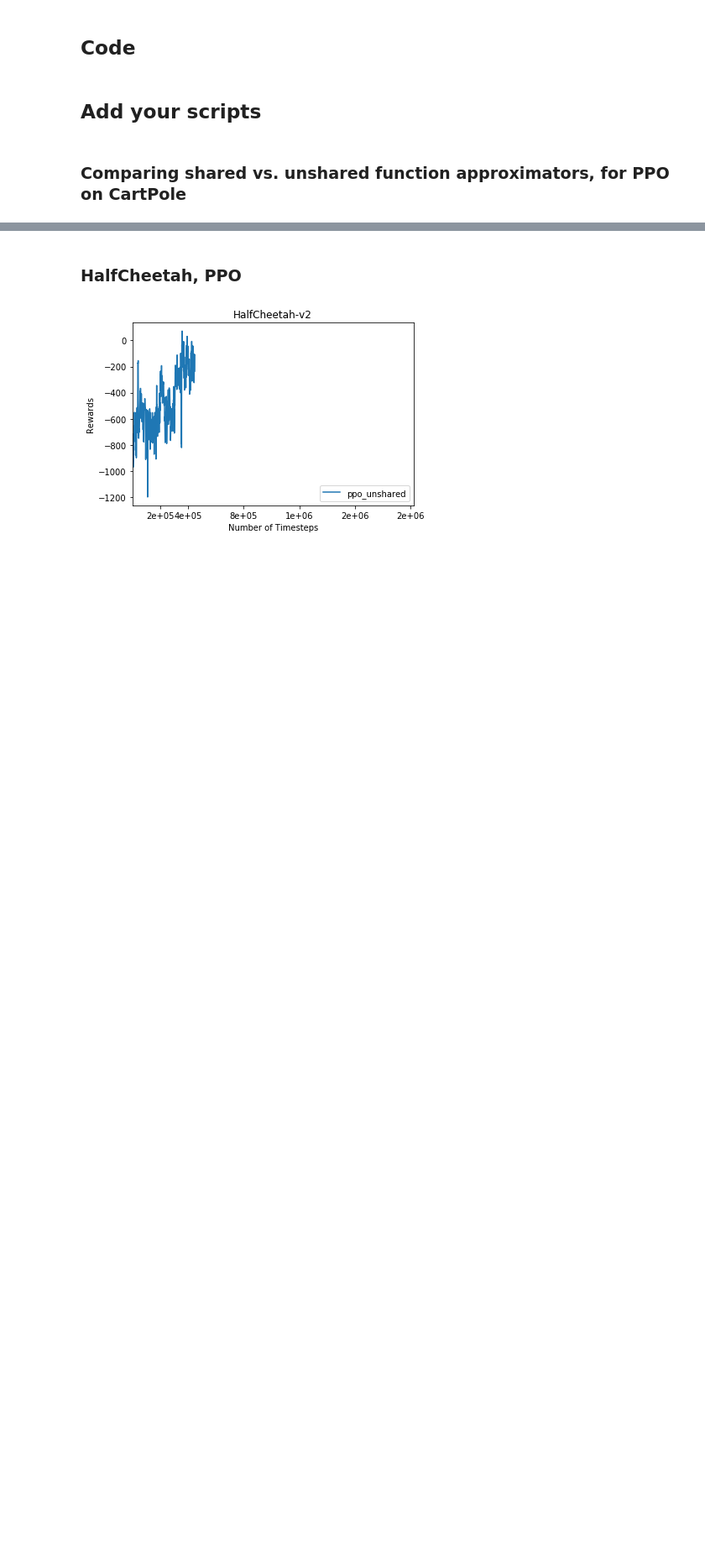
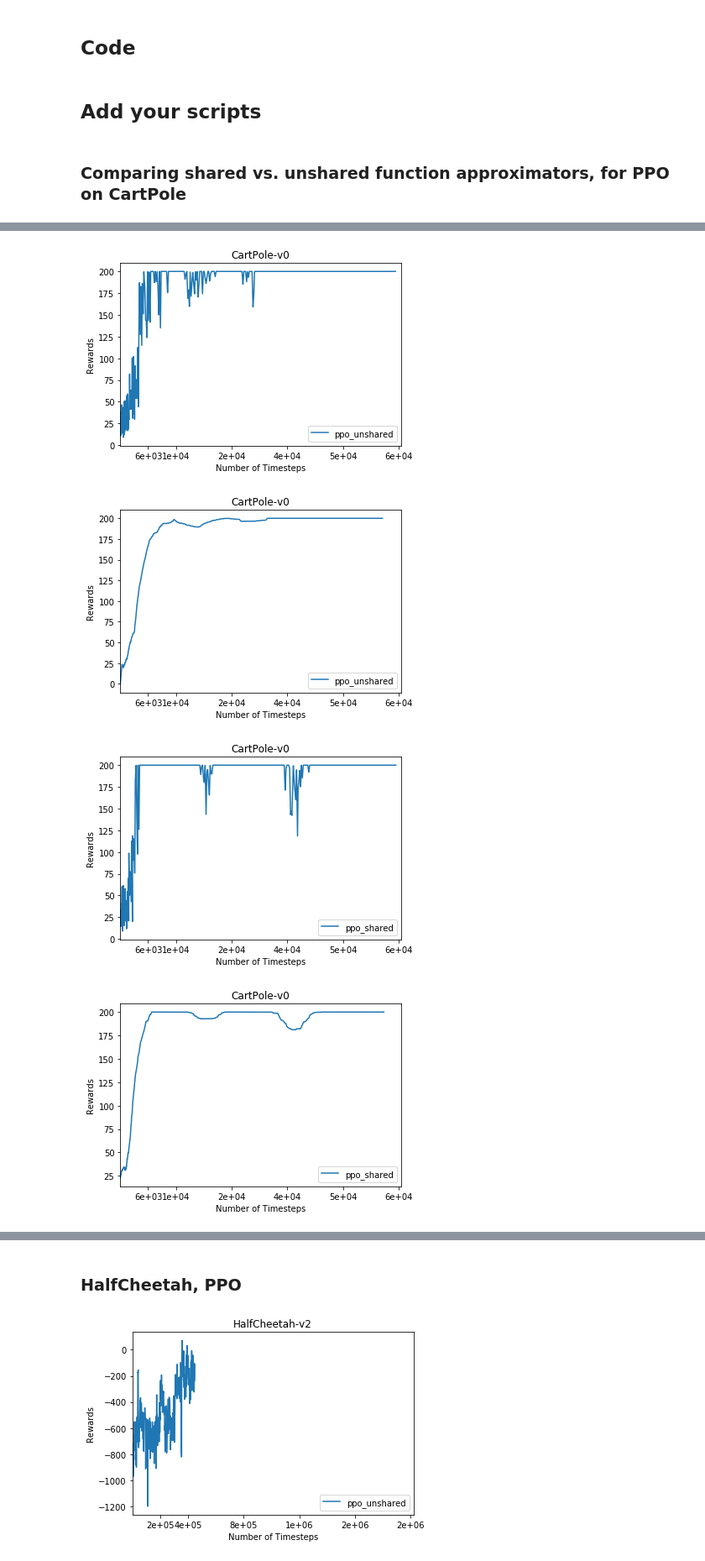
Before and after one commit to jeffleft/ece276c, a Jupyter notebook: visualize.ipynb, the cells around one changed output, grey strips where cells are left out. Shown at 84% size. Saved outputs shown, nothing was run; the diff lists cells and outputs as text; code cells hidden in the pictures; blank space fills up the shorter version.

```diff
--- a/visualize.ipynb
+++ b/visualize.ipynb
@@ -174,0 +177,22 @@ plt.show()
+# %%
+num_steps = 60000
+game = "CartPole-v0"
+ppoUnshared = []
+SppoUnshared = []
+ppoShared = []
+SppoShared = []
+
+for i in range(10):
+    x, y = _plot("results/cartpole_ppo_{}".format(i), game, "ppo_unshared", num_steps=num_steps, bin_size=10, smooth=0)
+    ppoUnshared.append([x, y])
+    x, y = _plot("results/cartpole_ppo_{}".format(i), game, "ppo_unshared", num_steps=num_steps, bin_size=10, smooth=1)
+    SppoUnshared.append([x, y])
+    x, y = _plot("results/cartpole_ppo_shared_{}".format(i), game, "ppo_shared", num_steps=num_steps, bin_size=10, smooth=0)
+    ppoShared.append([x, y])
+    x, y = _plot("results/cartpole_ppo_shared_{}".format(i), game, "ppo_shared", num_steps=num_steps, bin_size=10, smooth=1)
+    SppoShared.append([x, y])
+# %% [output]
+[figure, added]
+[figure, added]
+[figure, added]
+[figure, added]
```
Also changed, not shown: parts of 10 cells of this notebook, 25 other files.
